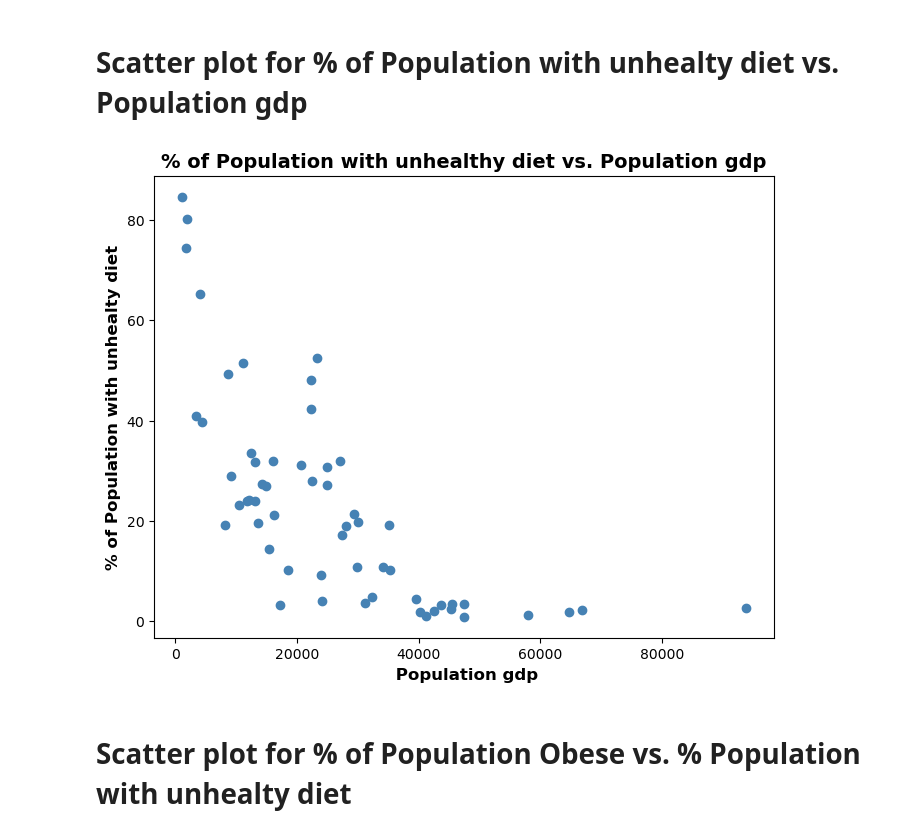
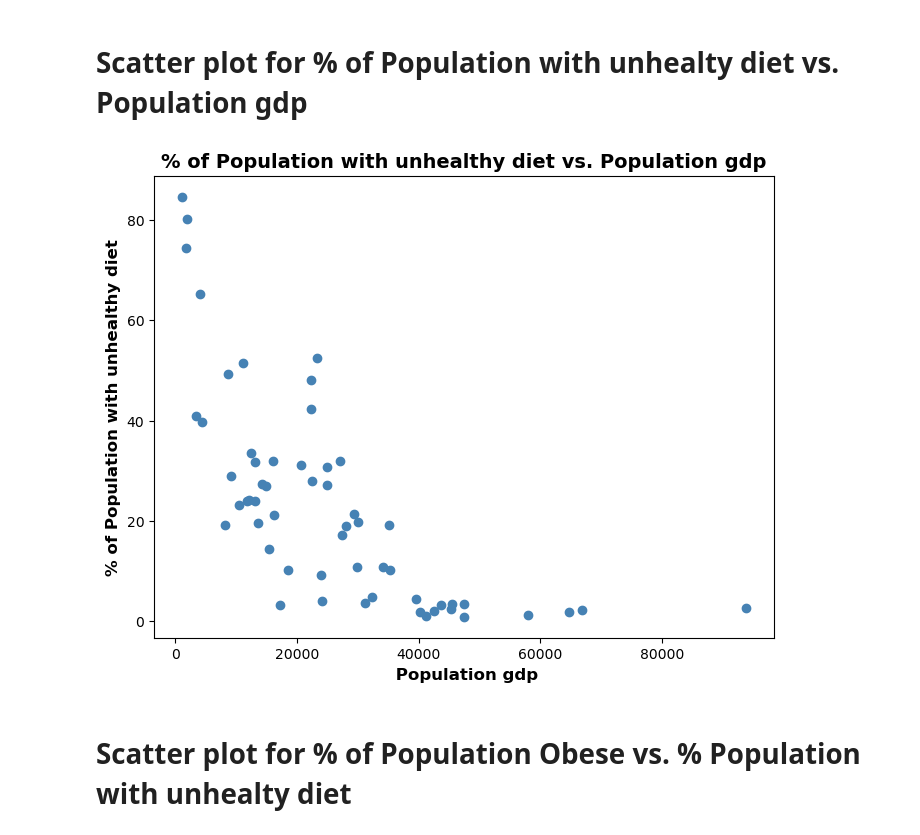
Before and after one commit to janettelau/consumption-patterns, a Jupyter notebook: Affordability_Obesity_sunil.ipynb, the cells around one changed output. Drawn from its saved outputs; the diff is of its cells as text; code cells hidden in the pictures.

```diff
--- a/Affordability_Obesity_sunil.ipynb
+++ b/Affordability_Obesity_sunil.ipynb
@@ -174,26 +257,26 @@ dtype: int64
 # %%
 # Build scatter plot for % of Population with unhealty diet vs.  Population gdp
 # YOUR CODE HERE
 # Create the scatter plot
 x = income_unhealthy_diet_obesity_df['pop_gdp']
 y = income_unhealthy_diet_obesity_df['Y2017']
 plt.figure(figsize=(8, 6))
 plt.scatter(x, y, color='steelblue')
 
 # Incorporate the other graph properties
 # YOUR CODE HERE
 # Add labels and title
 plt.title('% of Population with unhealthy diet vs. Population gdp', fontsize=14, fontweight='bold')
 plt.xlabel(' Population gdp', fontsize=12, fontweight='bold')
-plt.ylabel('% of Population with unhealty diet', fontsize=12, fontweight='bold')
+plt.ylabel('% of Population with unhealthy diet', fontsize=12, fontweight='bold')
 
 # Save the figure
 plt.savefig("Output/Fig1.png")
 
 # Show plot
 plt.show()
 # %% [output]
-[figure, old version]
+[figure, new version]
 # %% [markdown]
 # Scatter plot for % of Population Obese vs. % Population with unhealty diet
 # %%
```
Also changed, not shown: parts of 14 cells of this notebook, 6 other files.
